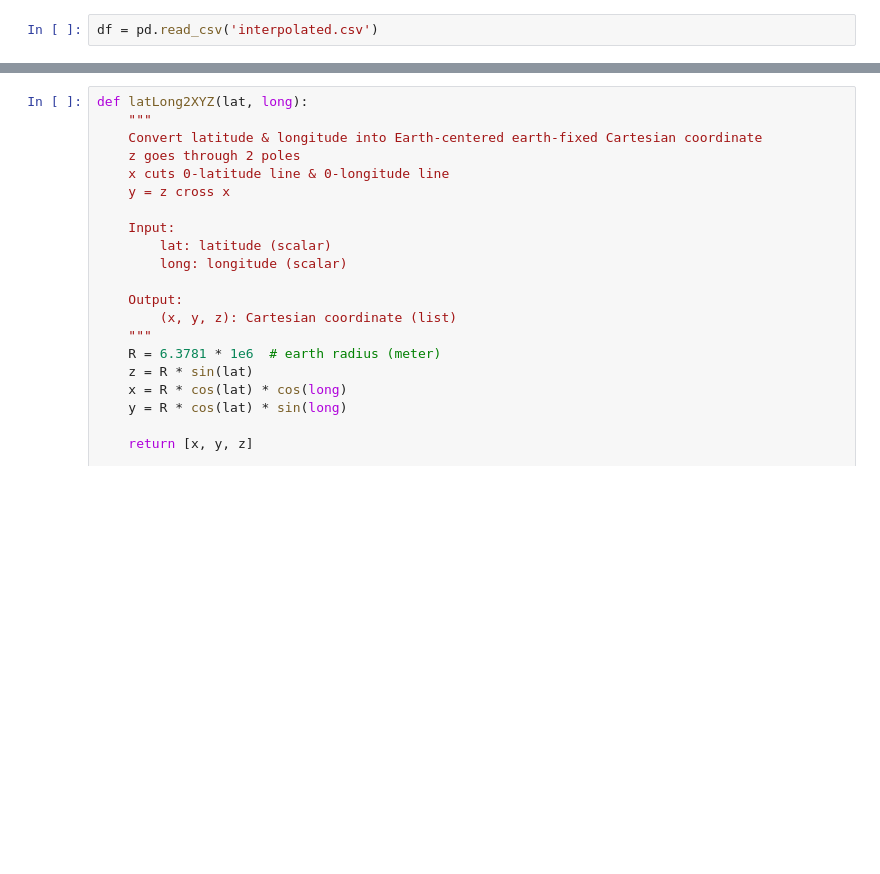
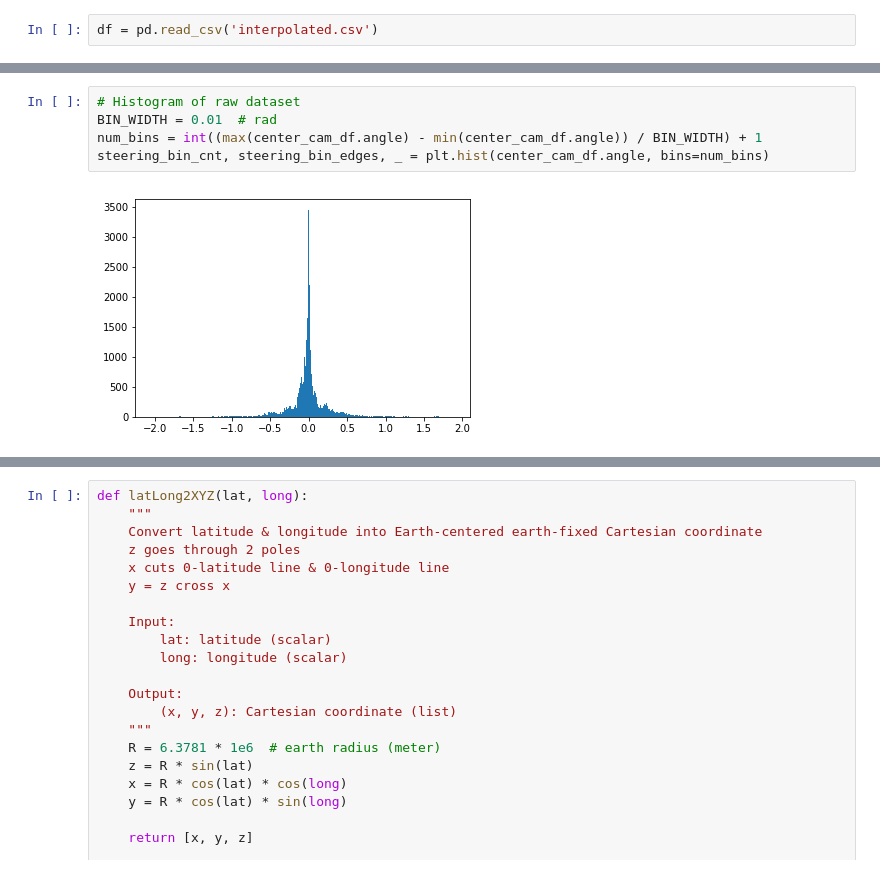
Before and after one commit to quan-dao/ECN-E2E, a Jupyter notebook: data/e2e_data_preparation.ipynb, the cells around one changed output, grey strips where cells are left out. Cells and saved outputs as stored; diff of their text form; blank space fills up the shorter version.

```diff
--- a/data/e2e_data_preparation.ipynb
+++ b/data/e2e_data_preparation.ipynb
@@ -172,0 +27,7 @@ center_cam_df
+# %%
+# Histogram of raw dataset
+BIN_WIDTH = 0.01  # rad
+num_bins = int((max(center_cam_df.angle) - min(center_cam_df.angle)) / BIN_WIDTH) + 1
+steering_bin_cnt, steering_bin_edges, _ = plt.hist(center_cam_df.angle, bins=num_bins)
+# %% [output]
+[figure, added]
```
Also changed, not shown: parts of 29 cells of this notebook.
